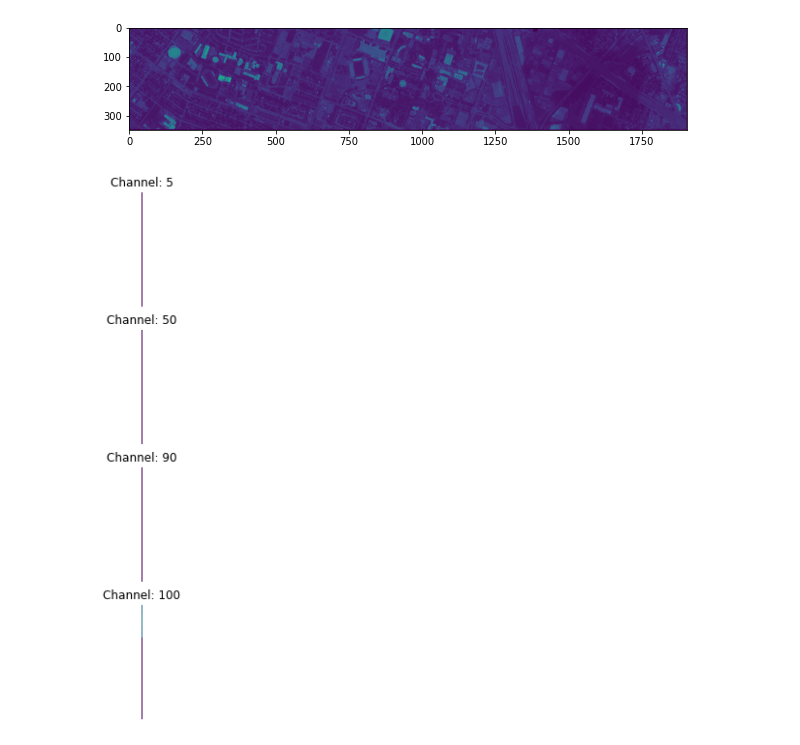
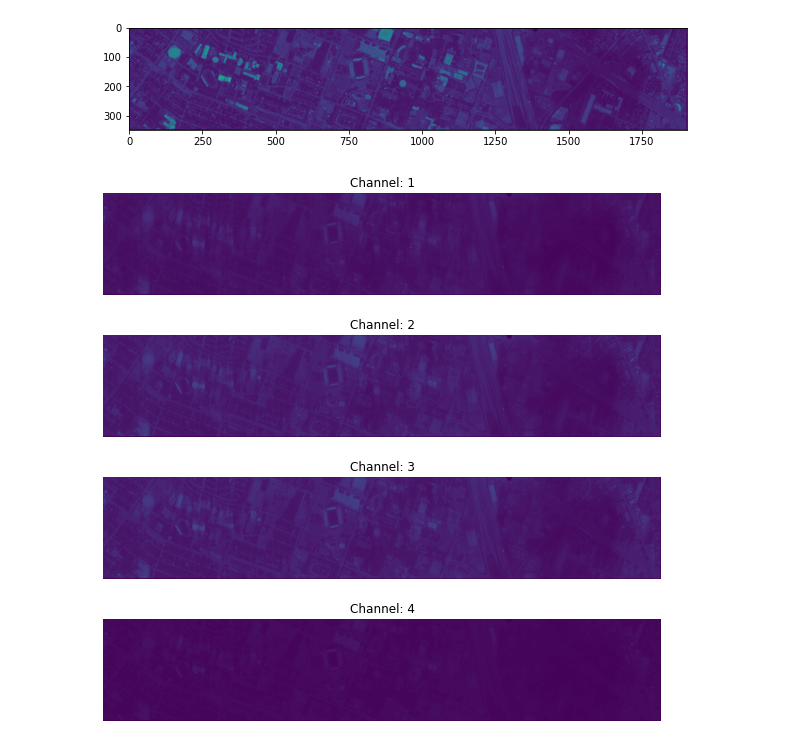
Before and after one commit to CarlosTheran/Python-code-based, a Jupyter notebook: project/hyperspectral_classification.ipynb, the cells around one changed output. Drawn from its saved outputs; the diff is of its cells as text; code cells hidden in the pictures.

```diff
--- a/project/hyperspectral_classification.ipynb
+++ b/project/hyperspectral_classification.ipynb
@@ -28,10 +32,12 @@ plt.imshow(hs_cube[:,:,10])
 <matplotlib.image.AxesImage at 0x...>
 [figure]
 # %%
+# plotting different channels
+channels = (1,2,3,4)
 _, fig = plt.subplots(nrows=4, ncols=1, figsize=(10,10))
-for ax, image, channel in zip(fig, hs_cube[:,:,(5,50,90,100)], [5,50,90,100]):
+for ax, image, channel in zip(fig, hs_cube.T[:,:,:], channels):
     ax.set_axis_off()
-    ax.imshow(image)
+    ax.imshow(image.T)
     ax.set_title("Channel: %i" % channel)
 # %% [output]
-[figure, old version]
+[figure, new version]
```
Also changed, not shown: parts of 11 cells of this notebook.
